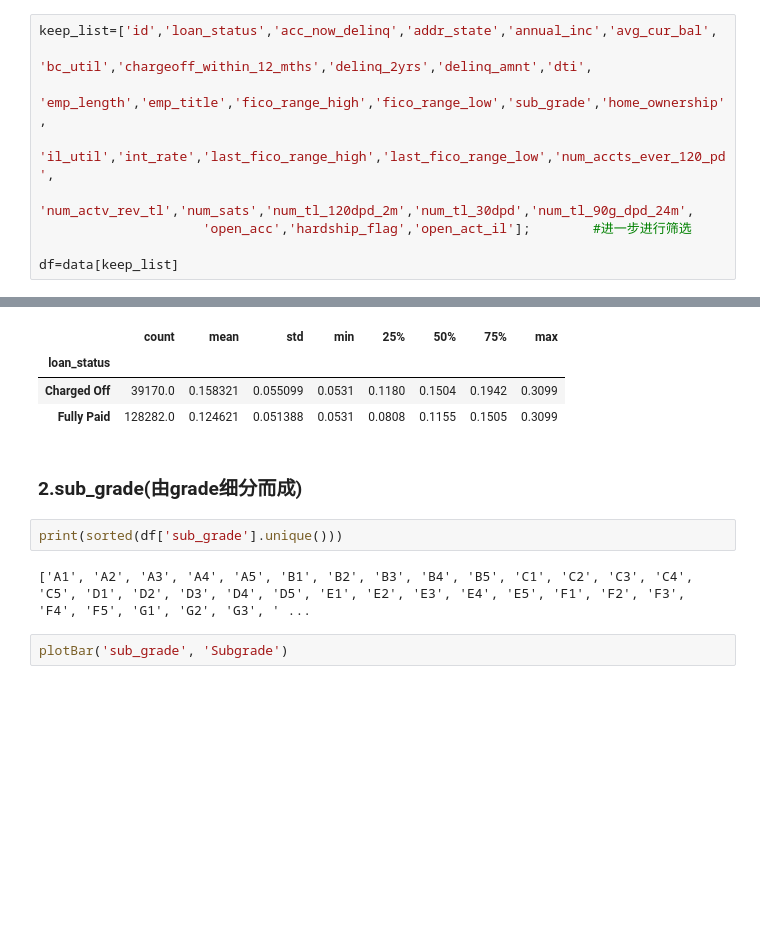
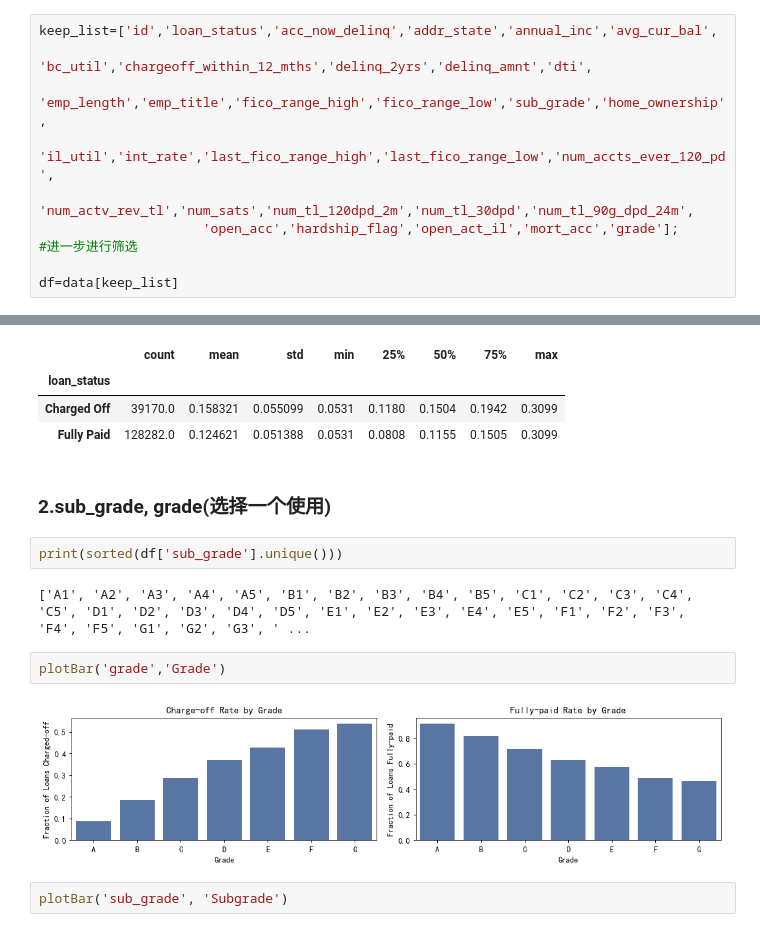
Before and after one commit to cloudmusiccc/LendingAnalysis, a Jupyter notebook: 数据处理.ipynb, the cells around one changed output, grey strips where cells are left out. Drawn from its saved outputs; the diff is of its cells as text; blank space fills up the shorter version.

```diff
--- a/数据处理.ipynb
+++ b/数据处理.ipynb
@@ -123,6 +123,6 @@ keep_list=['id','loan_status','acc_now_delinq','addr_state','annual_inc','avg_cu
                      'emp_length','emp_title','fico_range_high','fico_range_low','sub_grade','home_ownership',
                      'il_util','int_rate','last_fico_range_high','last_fico_range_low','num_accts_ever_120_pd',
                      'num_actv_rev_tl','num_sats','num_tl_120dpd_2m','num_tl_30dpd','num_tl_90g_dpd_24m',
-                     'open_acc','hardship_flag','open_act_il'];        #进一步进行筛选
+                     'open_acc','hardship_flag','open_act_il','mort_acc','grade'];        #进一步进行筛选
 
 df=data[keep_list]
@@ -209,11 +213,15 @@ df.groupby('loan_status')['int_rate'].describe()
 | Charged Off | 39170.0 | 0.158321 | 0.055099 | 0.0531 | 0.1180 | 0.1504 | 0.1942 | 0.3099 |
 | Fully Paid | 128282.0 | 0.124621 | 0.051388 | 0.0531 | 0.0808 | 0.1155 | 0.1505 | 0.3099 |
 # %% [markdown]
-### 2.sub_grade(由grade细分而成)
+### 2.sub_grade,  grade(选择一个使用)
 # %%
 print(sorted(df['sub_grade'].unique()))
 # %% [output]
 ['A1', 'A2', 'A3', 'A4', 'A5', 'B1', 'B2', 'B3', 'B4', 'B5', 'C1', 'C2', 'C3', 'C4', 'C5', 'D1', 'D2', 'D3', 'D4', 'D5', 'E1', 'E2', 'E3', 'E4', 'E5', 'F1', 'F2', 'F3', 'F4', 'F5', 'G1', 'G2', 'G3', ' ...
+# %%
+plotBar('grade','Grade')
+# %% [output]
+[figure, added]
 # %%
 plotBar('sub_grade', 'Subgrade')
 # %% [output]
```
Also changed, not shown: parts of 83 cells of this notebook.
